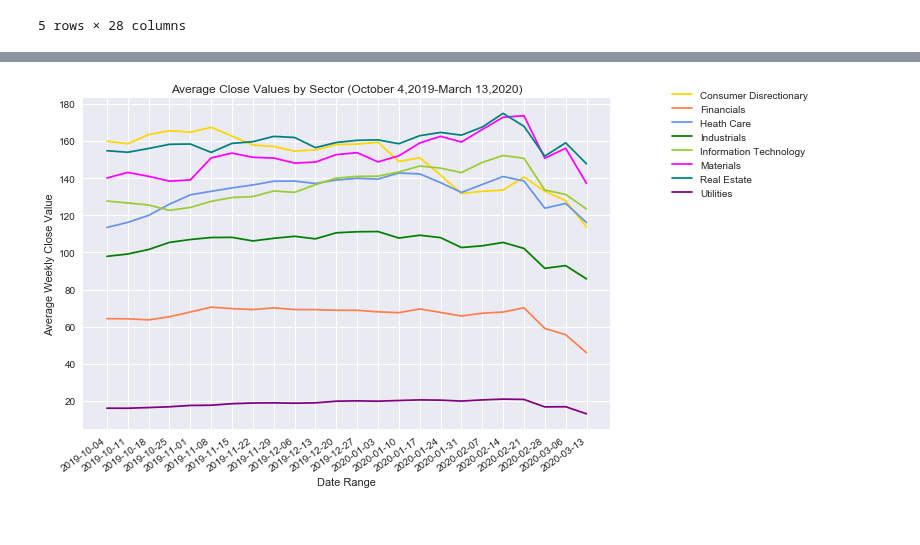
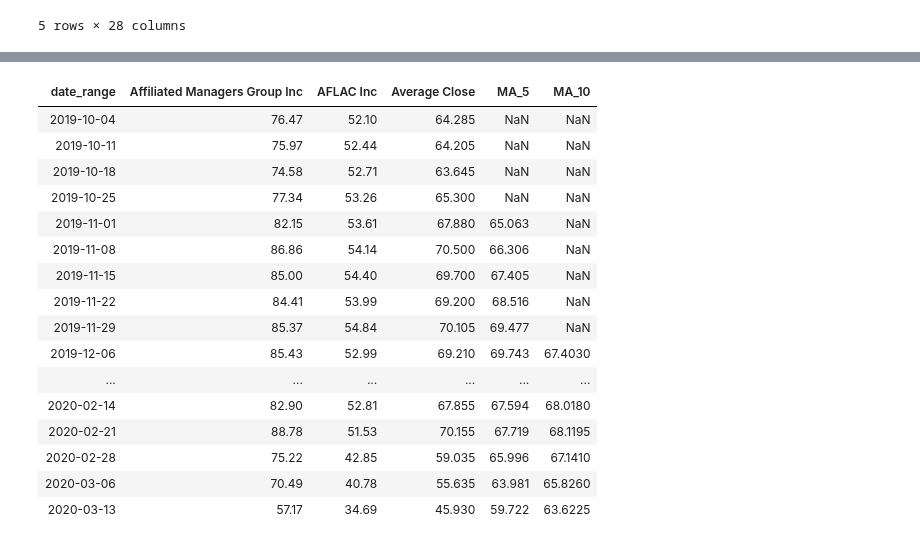
Before and after one commit to bhhnguyen/DataViz-Proj1, a Jupyter notebook: margeaux_code.ipynb, the cells around one changed output, grey strips where cells are left out. Drawn from its saved outputs; the diff is of its cells as text; code cells hidden in the pictures.

```diff
--- a/margeaux_code.ipynb
+++ b/margeaux_code.ipynb
@@ -105,7 +67,7 @@ y_8=df["Utilities"]
 fig,ax=plt.subplots()
 consumer_discretionary=plt.plot(x_axis, y_1, label="Consumer Disrectionary", color="gold")
 fin=plt.plot(x_axis, y_2, label="Financials", color="coral")
-hc=plt.plot(x_axis, y_3, label="Heath Care", color="cornflowerblue")
+hc=plt.plot(x_axis, y_3, label="Health Care", color="cornflowerblue")
 ind=plt.plot(x_axis, y_4, label="Industrials", color="green")
 it=plt.plot(x_axis, y_5, label="Information Technology", color="yellowgreen")
 mat=plt.plot(x_axis, y_6, label="Materials", color="magenta")
@@ -121,5 +83,3 @@ plt.title("Average Close Values by Sector (October 4,2019-March 13,2020)")
 plt.xlabel("Date Range")
 plt.ylabel("Average Weekly Close Value")
 plt.show()
-# %% [output]
-[figure, removed]
@@ -125,0 +91,29 @@ plt.show()
+# %%
+fin_df=stocks_df.loc[stocks_df["Sector"]=="Financials"]
+fin_df=fin_df.dropna()
+fin_df=fin_df.drop(['Unnamed: 0', 'Sector', 'Symbol'], axis=1)
+fin_df=fin_df.rename(columns={'Name': 'date_range'})
+fin_df=fin_df.set_index('date_range')
+fin_df=fin_df.swapaxes("index", "columns")
+fin_df['Average Close'] = fin_df.mean(axis=1)
+fin_df['MA_5'] = fin_df["Average Close"].rolling(window=5).mean()
+fin_df['MA_10'] = fin_df["Average Close"].rolling(window=10).mean()
+fin_df
+# %% [output]
+| date_range | Affiliated Managers Group Inc | AFLAC Inc | Average Close | MA_5 | MA_10 |
+| 2019-10-04 | 76.47 | 52.10 | 64.285 | NaN | NaN |
+| 2019-10-11 | 75.97 | 52.44 | 64.205 | NaN | NaN |
+| 2019-10-18 | 74.58 | 52.71 | 63.645 | NaN | NaN |
+| 2019-10-25 | 77.34 | 53.26 | 65.300 | NaN | NaN |
+| 2019-11-01 | 82.15 | 53.61 | 67.880 | 65.063 | NaN |
+| 2019-11-08 | 86.86 | 54.14 | 70.500 | 66.306 | NaN |
+| 2019-11-15 | 85.00 | 54.40 | 69.700 | 67.405 | NaN |
+| 2019-11-22 | 84.41 | 53.99 | 69.200 | 68.516 | NaN |
+| 2019-11-29 | 85.37 | 54.84 | 70.105 | 69.477 | NaN |
+| 2019-12-06 | 85.43 | 52.99 | 69.210 | 69.743 | 67.4030 |
+| ... | ... | ... | ... | ... | ... |
+| 2020-02-14 | 82.90 | 52.81 | 67.855 | 67.594 | 68.0180 |
+| 2020-02-21 | 88.78 | 51.53 | 70.155 | 67.719 | 68.1195 |
+| 2020-02-28 | 75.22 | 42.85 | 59.035 | 65.996 | 67.1410 |
+| 2020-03-06 | 70.49 | 40.78 | 55.635 | 63.981 | 65.8260 |
+| 2020-03-13 | 57.17 | 34.69 | 45.930 | 59.722 | 63.6225 |
```
Also changed, not shown: parts of 16 cells of this notebook.
